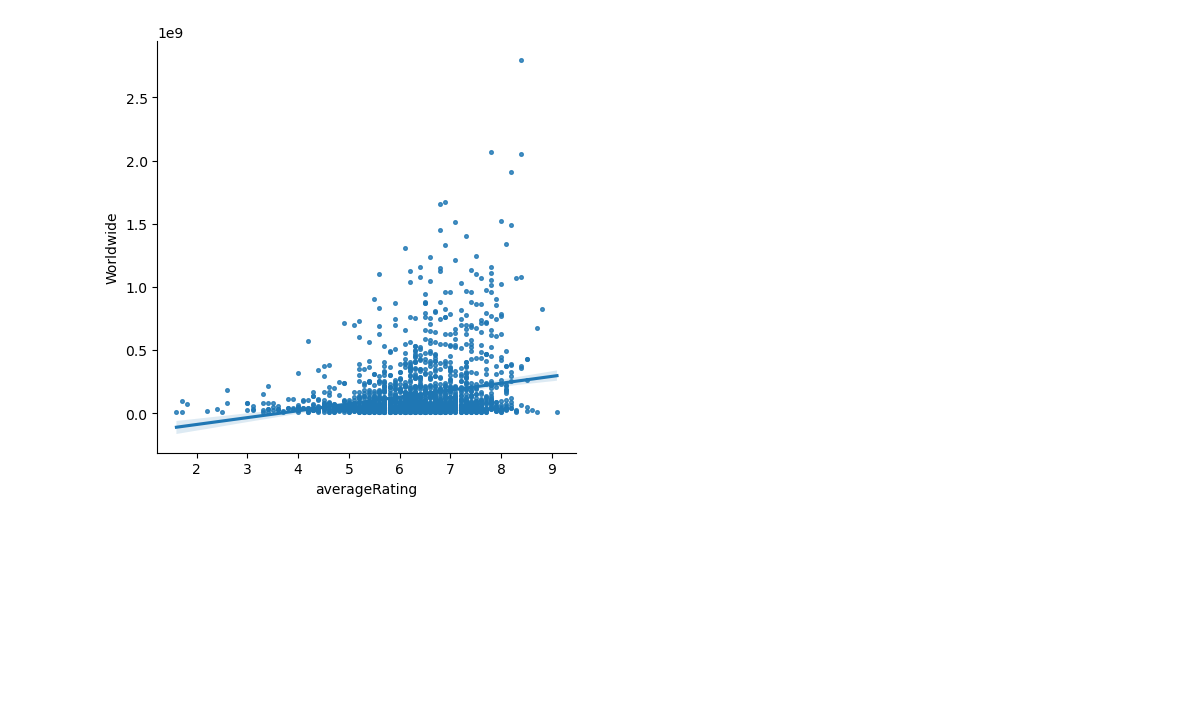
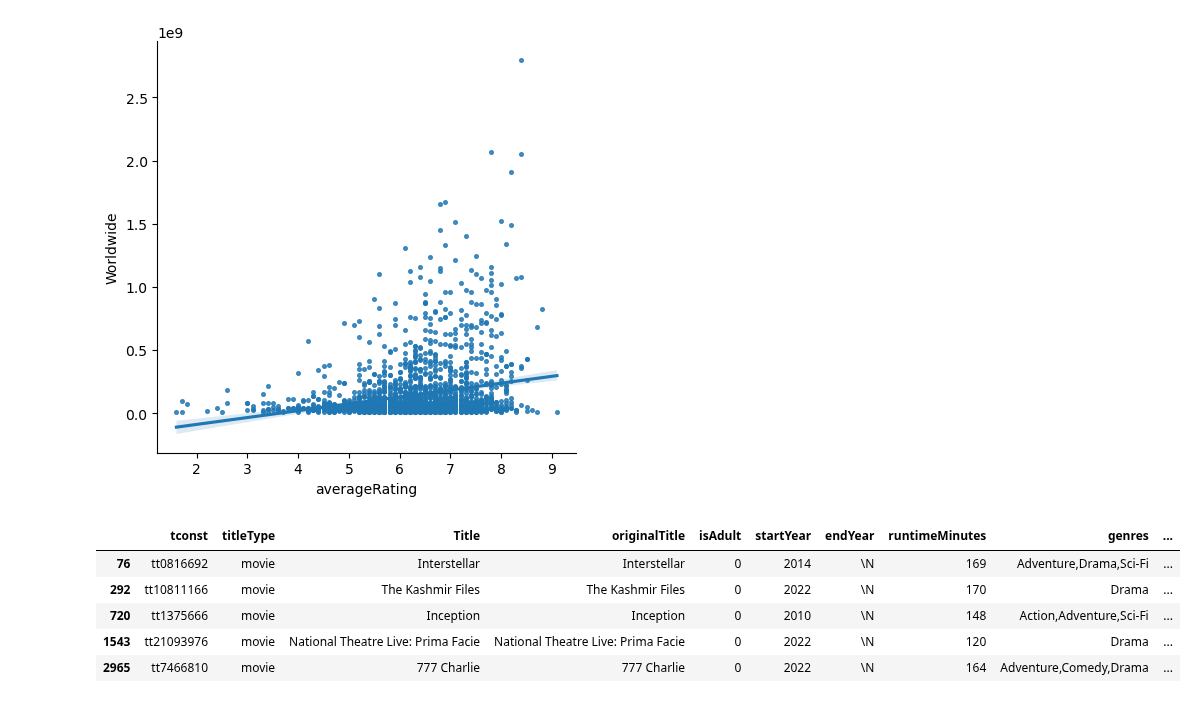
Before and after one commit to epfl-ada/ada-2024-project-tropicaltoucansinsight, a Jupyter notebook: test Notebooks/Loading_Data_Parquet.ipynb, the cells around one changed output. Drawn from its saved outputs; the diff is of its cells as text; code cells hidden in the pictures; blank space fills up the shorter version.

```diff
--- a/test Notebooks/Loading_Data_Parquet.ipynb
+++ b/test Notebooks/Loading_Data_Parquet.ipynb
@@ -537,3 +535,13 @@ sns.lmplot(df_title_basics_ratings_office_no_duplicates, x='averageRating', y='W
 The Pearson correlation coefficient is 0.2292269493701698, with p-value 1.3023457122344011e-25
 <seaborn.axisgrid.FacetGrid at 0x...>
 [figure]
+# %%
+# High IMDb rating (with both low and high box office)
+df_title_basics_ratings_office_no_duplicates.loc[df_title_basics_ratings_office_no_duplicates.averageRating>8.5].head()
+# %% [output]
+|  | tconst | titleType | Title | originalTitle | isAdult | startYear | endYear | runtimeMinutes | genres | ... |
+| 76 | tt0816692 | movie | Interstellar | Interstellar | 0 | 2014 | \N | 169 | Adventure,Drama,Sci-Fi | ... |
+| 292 | tt10811166 | movie | The Kashmir Files | The Kashmir Files | 0 | 2022 | \N | 170 | Drama | ... |
+| 720 | tt1375666 | movie | Inception | Inception | 0 | 2010 | \N | 148 | Action,Adventure,Sci-Fi | ... |
+| 1543 | tt21093976 | movie | National Theatre Live: Prima Facie | National Theatre Live: Prima Facie | 0 | 2022 | \N | 120 | Drama | ... |
+| 2965 | tt7466810 | movie | 777 Charlie | 777 Charlie | 0 | 2022 | \N | 164 | Adventure,Comedy,Drama | ... |
```
Also changed, not shown: parts of 6 cells of this notebook, 1 other file.
